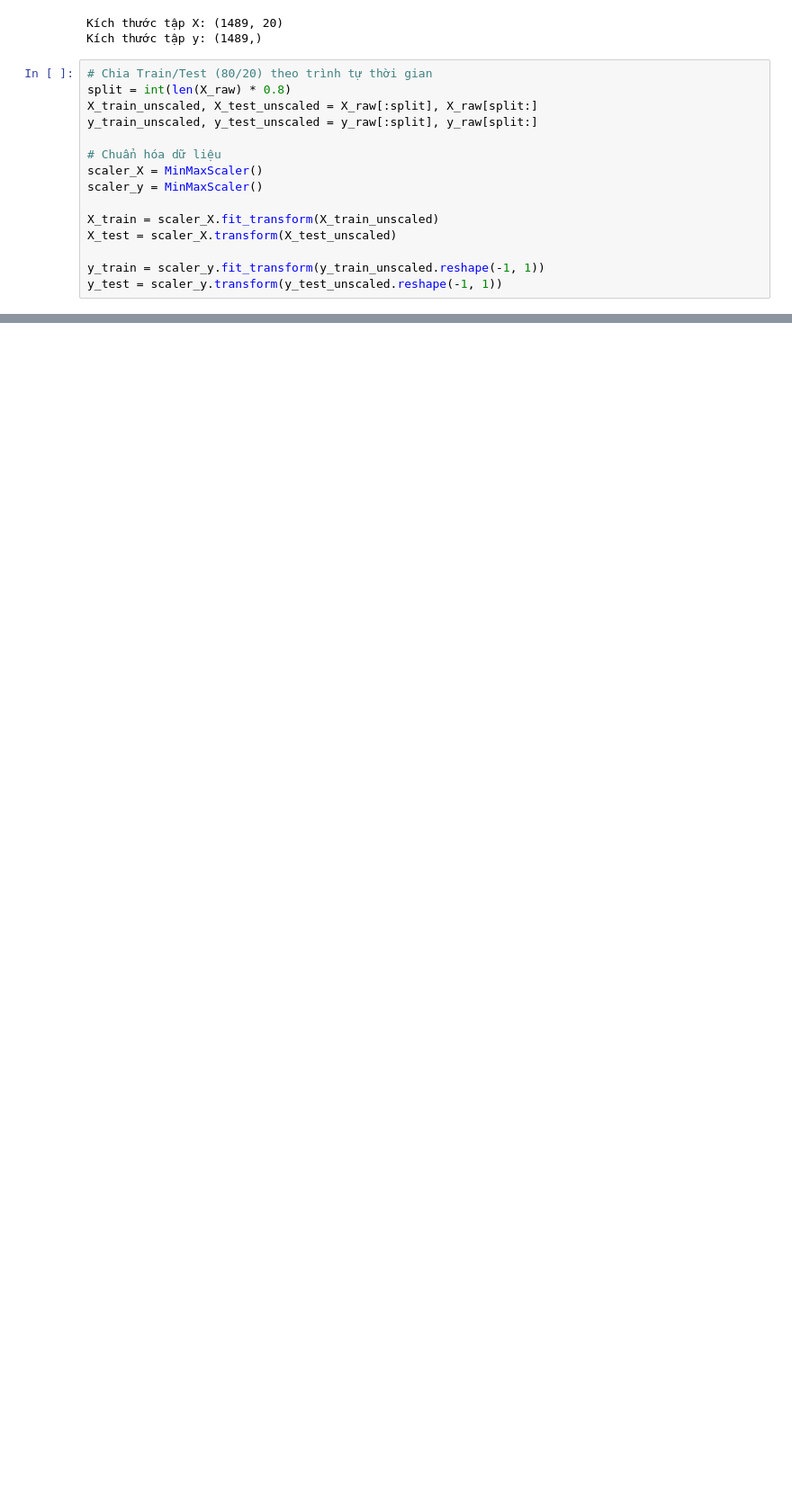
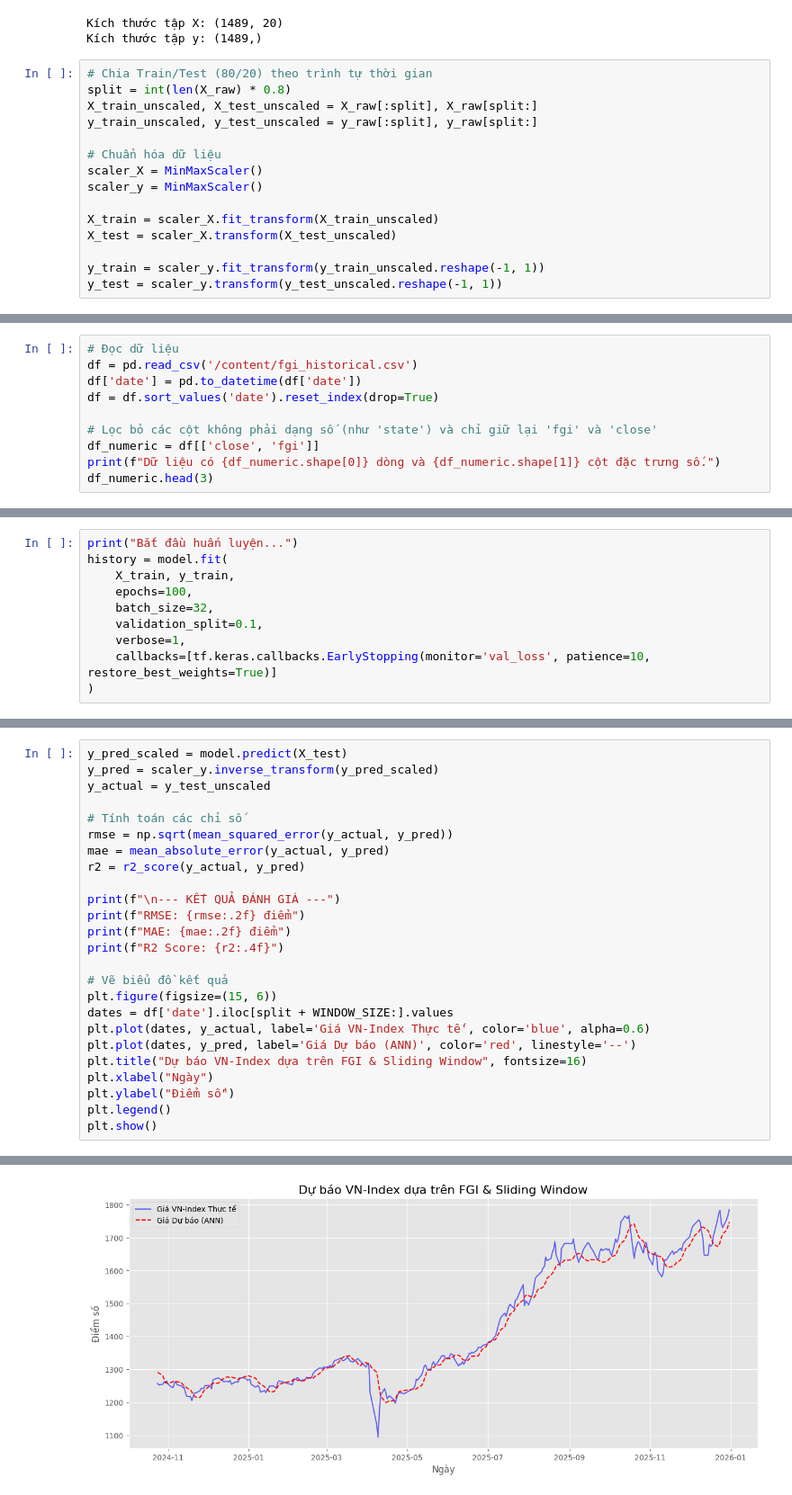
Before and after one commit to NguyenDong143/Python-for-Finance-Investment-Fundamentals-Data-Analytics, a Jupyter notebook: Predict_data_70_20_10.ipynb, the cells around one changed output, grey strips where cells are left out. Shown at 90% size. Drawn from its saved outputs; the diff is of its cells as text; blank space fills up the shorter version.

```diff
--- a/Predict_data_70_20_10.ipynb
+++ b/Predict_data_70_20_10.ipynb
@@ -174,0 +198,10 @@ R2 Score: 0.7954
+# %%
+# Đọc dữ liệu
+df = pd.read_csv('/content/fgi_historical.csv')
+df['date'] = pd.to_datetime(df['date'])
+df = df.sort_values('date').reset_index(drop=True)
+
+# Lọc bỏ các cột không phải dạng số (như 'state') và chỉ giữ lại 'fgi' và 'close'
+df_numeric = df[['close', 'fgi']]
+print(f"Dữ liệu có {df_numeric.shape[0]} dòng và {df_numeric.shape[1]} cột đặc trưng số.")
+df_numeric.head(3)
@@ -174,0 +313,10 @@ R2 Score: 0.7954
+# %%
+print("Bắt đầu huấn luyện...")
+history = model.fit(
+    X_train, y_train,
+    epochs=100,
+    batch_size=32,
+    validation_split=0.1,
+    verbose=1,
+    callbacks=[tf.keras.callbacks.EarlyStopping(monitor='val_loss', patience=10, restore_best_weights=True)]
+)
@@ -174,0 +341,26 @@ R2 Score: 0.7954
+# %%
+y_pred_scaled = model.predict(X_test)
+y_pred = scaler_y.inverse_transform(y_pred_scaled)
+y_actual = y_test_unscaled
+
+# Tính toán các chỉ số
+rmse = np.sqrt(mean_squared_error(y_actual, y_pred))
+mae = mean_absolute_error(y_actual, y_pred)
+r2 = r2_score(y_actual, y_pred)
+
+print(f"\n--- KẾT QUẢ ĐÁNH GIÁ ---")
+print(f"RMSE: {rmse:.2f} điểm")
+print(f"MAE: {mae:.2f} điểm")
+print(f"R2 Score: {r2:.4f}")
+
+# Vẽ biểu đồ kết quả
+plt.figure(figsize=(15, 6))
+dates = df['date'].iloc[split + WINDOW_SIZE:].values
+plt.plot(dates, y_actual, label='Giá VN-Index Thực tế', color='blue', alpha=0.6)
+plt.plot(dates, y_pred, label='Giá Dự báo (ANN)', color='red', linestyle='--')
+plt.title("Dự báo VN-Index dựa trên FGI & Sliding Window", fontsize=16)
+plt.xlabel("Ngày")
+plt.ylabel("Điểm số")
+plt.legend()
+plt.show()
+# %% [output]
@@ -174,0 +373 @@ R2 Score: 0.7954
+[figure, added]
```
Also changed, not shown: parts of 12 cells of this notebook.
